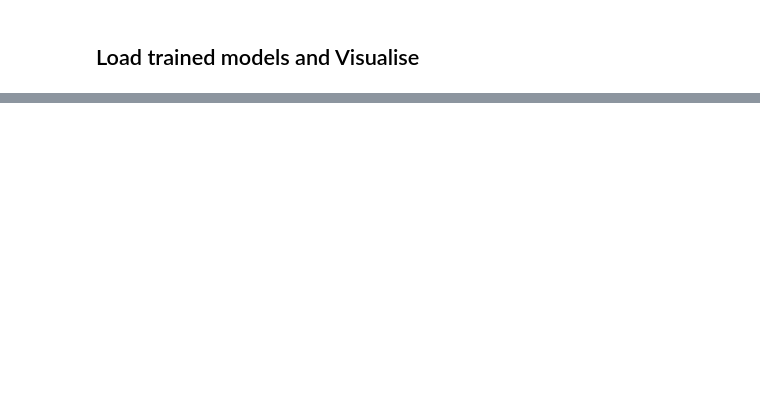
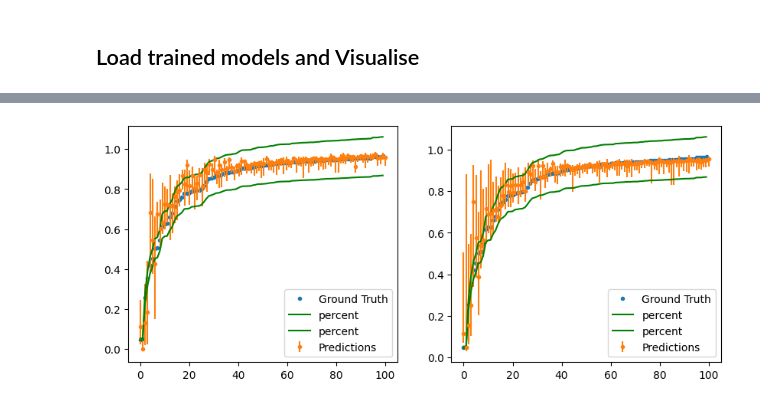
Before and after one commit to filipronn/SEEX30_Cloud_Fog, a Jupyter notebook: Cloud_rm/torch_qrnn_test_1_vs_all_channels.ipynb, the cells around one changed output, grey strips where cells are left out. Cells and saved outputs as stored; diff of their text form; code cells hidden in the pictures; blank space fills up the shorter version.

```diff
--- a/Cloud_rm/torch_qrnn_test_1_vs_all_channels.ipynb
+++ b/Cloud_rm/torch_qrnn_test_1_vs_all_channels.ipynb
@@ -259,0 +319,31 @@ MSE score channel 11, model trained for channel 11: 0.003230131422459352
+# %%
+fig,ax =plt.subplots(nrows=1,ncols=2)
+
+ax[0].plot(y_all_samps_sort,'.',label='Ground Truth')
+ax[0].errorbar(x=np.linspace(0,samples,samples)
+             ,y=y_pred_all_samps_sort[:,1],
+             yerr=[np.abs(y_pred_all_samps_sort[:,1]-y_pred_all_samps_sort[:,0]),
+                   np.abs(y_pred_all_samps_sort[:,1]-y_pred_all_samps_sort[:,2])],
+                    marker='.',fmt='.',label='Predictions')
+
+percent=0.1
+ax[0].plot(y_all_samps_sort-y_all_samps_sort*percent,'g',label='percent')
+ax[0].plot(y_all_samps_sort+y_all_samps_sort*percent,'g',label='percent')
+#ax[0].legend(['Ground truth',str(percent*100)+' percent from ground','.','Predictions'])
+ax[0].legend()
+
+ax[1].plot(y_one_samps_sort,'.',label='Ground Truth')
+ax[1].errorbar(x=np.linspace(0,samples,samples)
+             ,y=y_pred_one_samps_sort[:,1],
+             yerr=[np.abs(y_pred_one_samps_sort[:,1]-y_pred_one_samps_sort[:,0]),
+                   np.abs(y_pred_one_samps_sort[:,1]-y_pred_one_samps_sort[:,2])],
+                    marker='.',fmt='.',label='Predictions')
+
+ax[1].plot(y_one_samps_sort-y_all_samps_sort*percent,'g',label='percent')
+ax[1].plot(y_one_samps_sort+y_all_samps_sort*percent,'g',label='percent')
+ax[1].legend()
+#plt.plot(cloudy_sort,'.')
+#plt.legend(['Ground truth','Cloudy signal','prediction'])
+plt.show()
+# %% [output]
+[figure, added]
```
Also changed, not shown: parts of 6 cells of this notebook, 8 other files.
